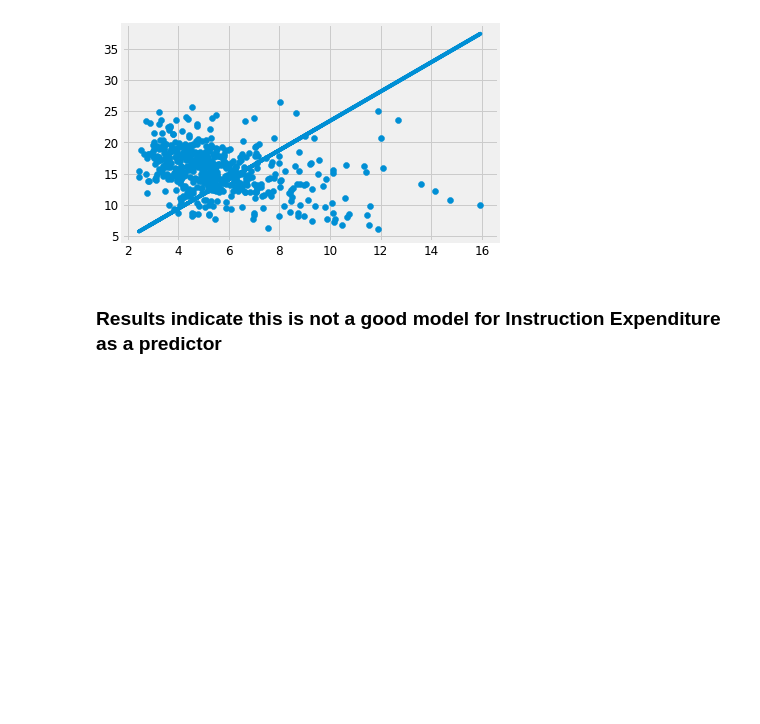
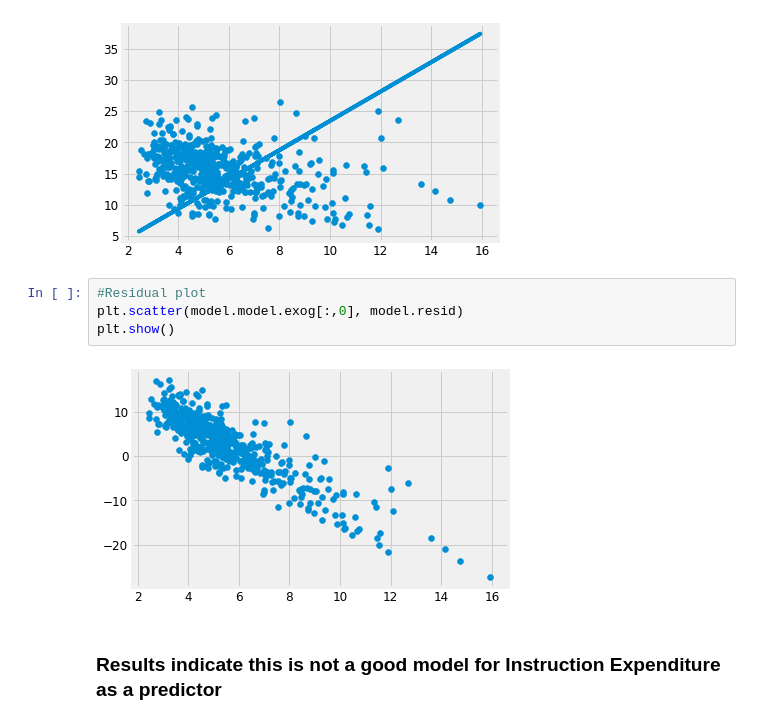
Before and after one commit to cschubert29/Intro_DS_Project, a Jupyter notebook: Code/National level analysis.ipynb, the cells around one changed output. Saved outputs shown, nothing was run; the diff lists cells and outputs as text; blank space fills up the shorter version.

```diff
--- a/Code/National level analysis.ipynb
+++ b/Code/National level analysis.ipynb
@@ -382,6 +382,12 @@ Warnings:
 plot_fitted_line(X,y,predictions)
 # %% [output]
 [figure]
+# %%
+#Residual plot
+plt.scatter(model.model.exog[:,0], model.resid)
+plt.show()
+# %% [output]
+[figure, added]
 # %% [markdown]
 ### Results indicate this is not a good model for Instruction Expenditure as a predictor
 # %% [markdown]
```
Also changed, not shown: parts of 9 cells of this notebook.
